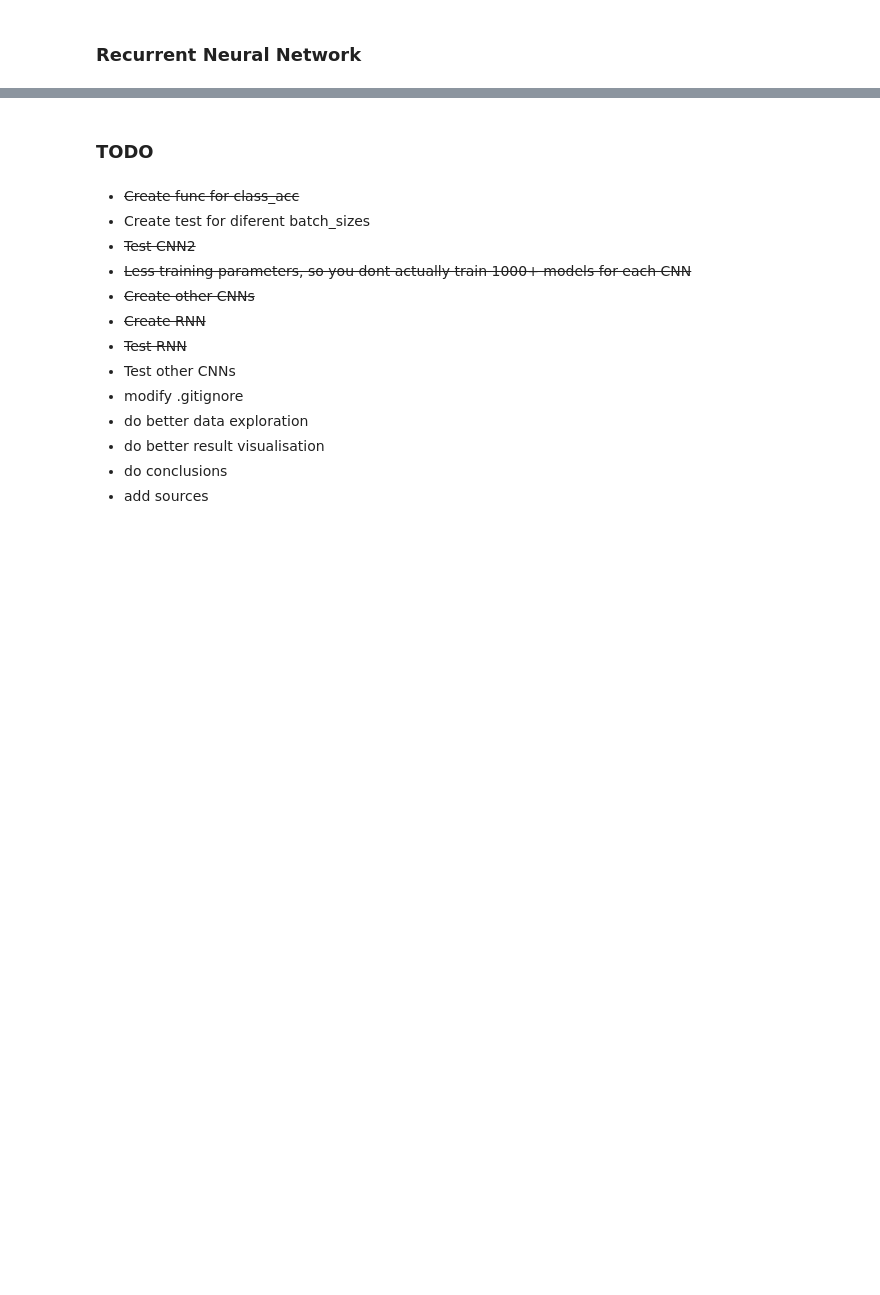
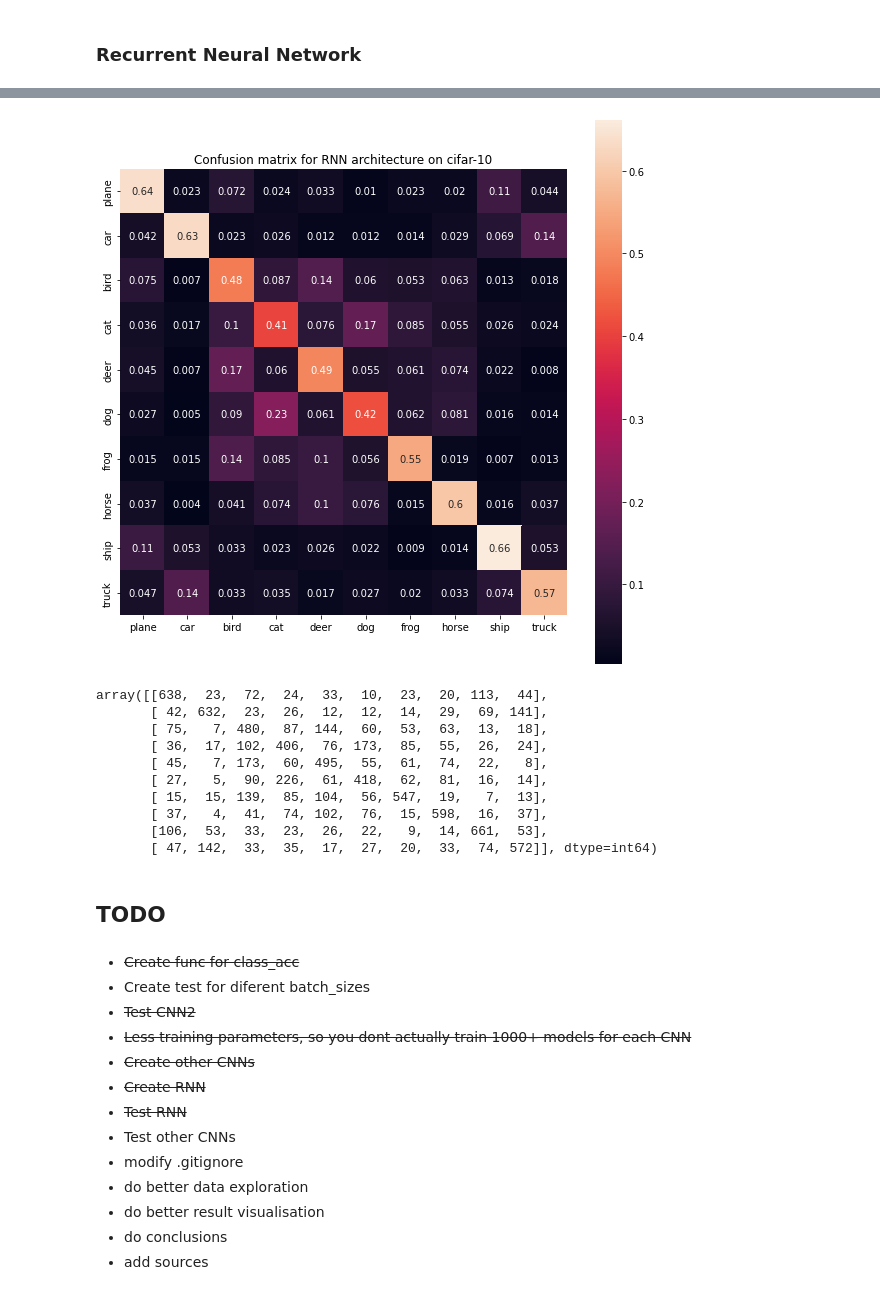
Before and after one commit to berbomeister/ML-project, a Jupyter notebook: ML project/waiting.ipynb, the cells around one changed output, grey strips where cells are left out. Saved outputs shown, nothing was run; the diff lists cells and outputs as text; code cells hidden in the pictures; blank space fills up the shorter version.

```diff
--- a/ML project/waiting.ipynb
+++ b/ML project/waiting.ipynb
@@ -431,3 +452,13 @@ for lr in learning_rate:
             torch.save(model.state_dict(),PATH)
             PATH = f'./CNN2_histories/lr={lr}_beta={beta}_eps={eps}.pt'
             torch.save(history,PATH)
+# %%
+for lr in learning_rate:
+    for beta in betas:
+        for eps in epsilons:
+            model = CNN3()
+            history = fit(model,trainloader,testloader,lr,beta,eps,epochs=10,crit_class=nn.CrossEntropyLoss,opt_class=optim.Adam)
+            PATH = f'./CNN2_models/lr={lr}_beta={beta}_eps={eps}.pth'
+            torch.save(model.state_dict(),PATH)
+            PATH = f'./CNN2_histories/lr={lr}_beta={beta}_eps={eps}.pt'
+            torch.save(history,PATH)
@@ -722,7 +788,7 @@ rnn_params = [
 ]
 # %%
 for hid_dim,layer_dim in rnn_params:
-    model_rnn = rnn_params(hid_dim,layer_dim)
+    model_rnn = RNN(hid_dim,layer_dim)
     history_rnn = fit_rnn(model_rnn,trainloader,testloader)
     PATH = f'./RNN_models/hid-dim={hid_dim}_layer-dim={layer_dim}.pth'
     torch.save(model_rnn.state_dict(),PATH)
@@ -731,5 +832,42 @@ for hid_dim,layer_dim in rnn_params:
+# %%
+def conf_matrix_rnn(model : nn.Module, test_loader):
+    from sklearn.metrics import confusion_matrix
+    from seaborn import heatmap
+
+    #generate model predictions
+    y_pred = []
+    y_true = []
+    with torch.no_grad():
+        for inputs,labels in test_loader:
+            inputs = inputs.to(device)
+            predictions,_ = model(inputs)
+            _, predictions = torch.max(predictions.data,1)
+            y_pred.extend(predictions.data.tolist())
+            y_true.extend(labels.tolist())
+
+
+    cf_matrix = confusion_matrix(y_true,y_pred)
+    fig, ax = plt.subplots(figsize=(10,10))
+    heatmap(cf_matrix/1000,annot=True,xticklabels=classes,yticklabels=classes,ax=ax,square=True)
+    ax.set_title(f"Confusion matrix for {str(type(model))[17:-2]} architecture on cifar-10")
+    plt.show()
+    return cf_matrix
+# %%
+conf_matrix_rnn(best_rnn,testloader)
+# %% [output]
+[figure, added]
+array([[638,  23,  72,  24,  33,  10,  23,  20, 113,  44],
+       [ 42, 632,  23,  26,  12,  12,  14,  29,  69, 141],
+       [ 75,   7, 480,  87, 144,  60,  53,  63,  13,  18],
+       [ 36,  17, 102, 406,  76, 173,  85,  55,  26,  24],
+       [ 45,   7, 173,  60, 495,  55,  61,  74,  22,   8],
+       [ 27,   5,  90, 226,  61, 418,  62,  81,  16,  14],
+       [ 15,  15, 139,  85, 104,  56, 547,  19,   7,  13],
+       [ 37,   4,  41,  74, 102,  76,  15, 598,  16,  37],
+       [106,  53,  33,  23,  26,  22,   9,  14, 661,  53],
+       [ 47, 142,  33,  35,  17,  27,  20,  33,  74, 572]], dtype=int64)
 # %% [markdown]
-### TODO
+## TODO
 # %% [markdown]
 * <s>Create func for class_acc</s>
 * Create test for diferent batch_sizes
```
Also changed, not shown: parts of 22 cells of this notebook, 14 other files.
